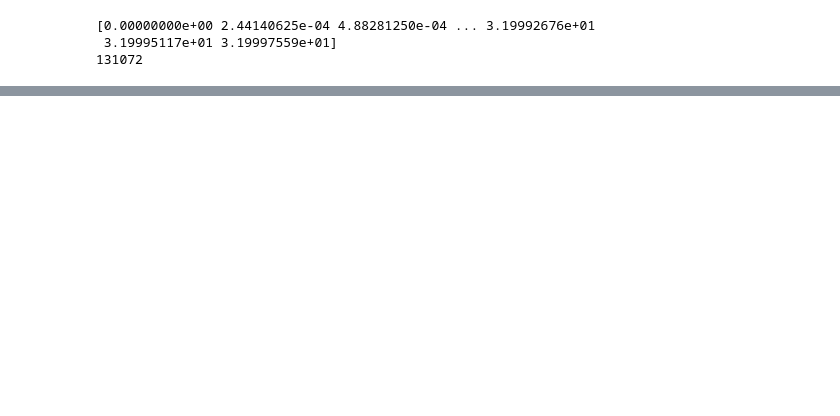
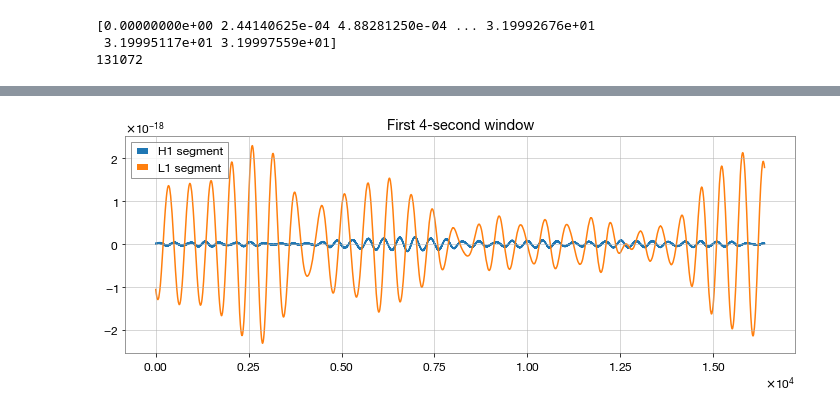
Before and after one commit to alilordifar/gravitational-wave-ml-pipeline, a Jupyter notebook: notebooks/LIGO.ipynb, the cells around one changed output, grey strips where cells are left out. Cells and saved outputs as stored; diff of their text form; code cells hidden in the pictures; blank space fills up the shorter version.

```diff
--- a/notebooks/LIGO.ipynb
+++ b/notebooks/LIGO.ipynb
@@ -74,0 +106,9 @@ strain_l_norm = normalize_strain(strain_l)
+# %%
+plt.figure(figsize=(12, 4))
+plt.plot(h1_segments[0], label="H1 segment")
+plt.plot(l1_segments[0], label="L1 segment")
+plt.legend()
+plt.title("First 4-second window")
+plt.show()
+# %% [output]
+[figure, added]
```
Also changed, not shown: parts of 16 cells of this notebook, 3 other files.
